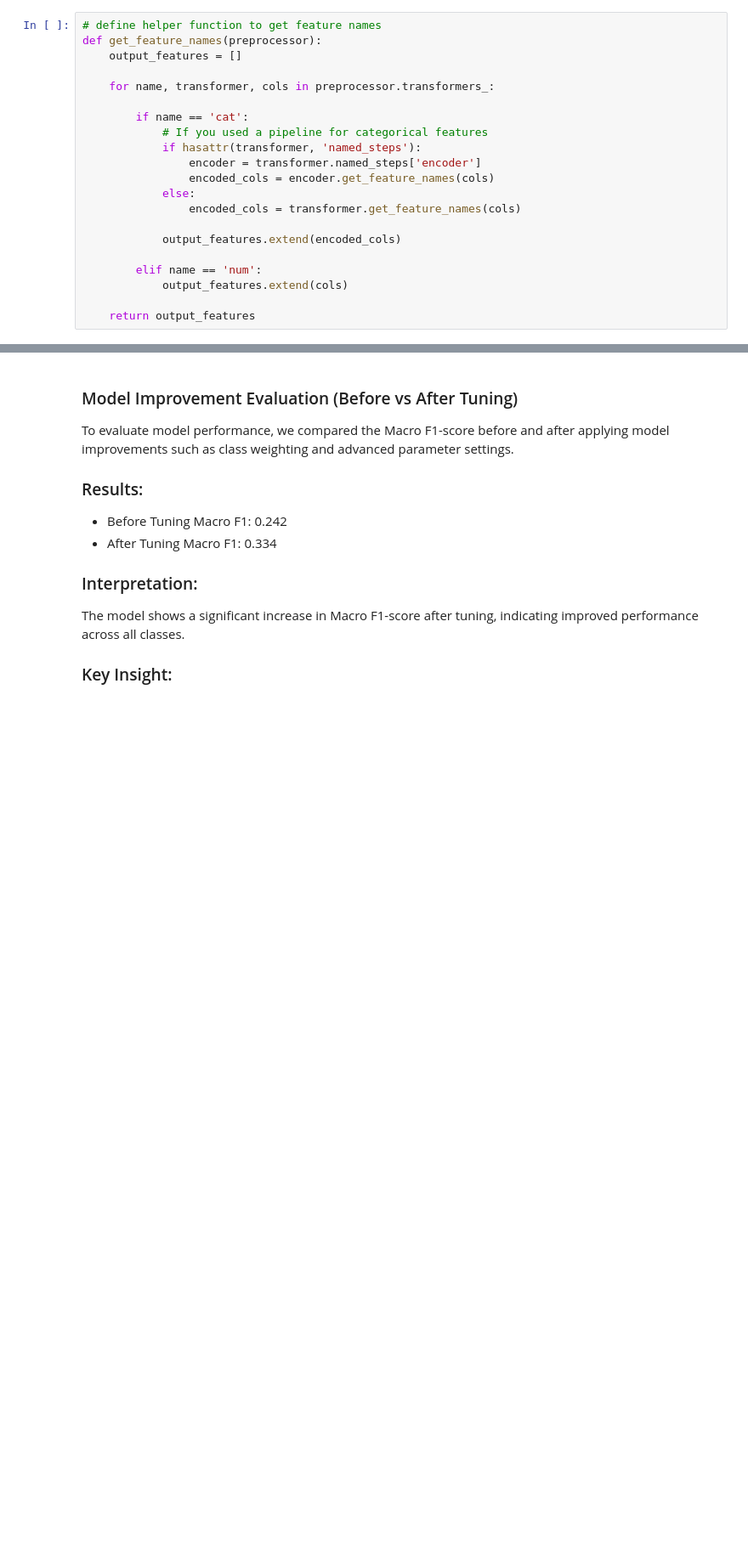
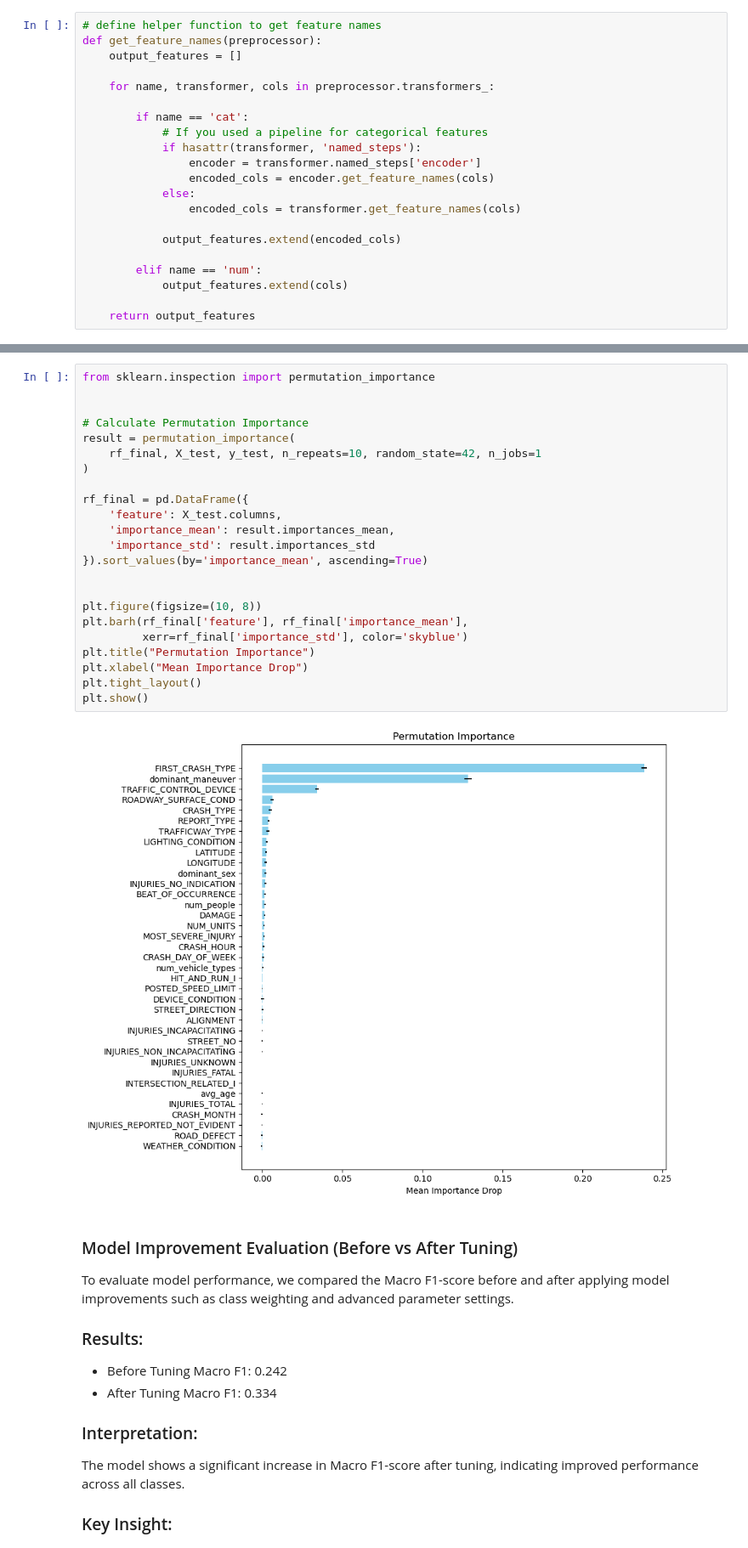
Before and after one commit to ChairoSolutions/Chicago-crash-cause-prediction, a Jupyter notebook: Notebook/index.ipynb, the cells around one changed output, grey strips where cells are left out. Shown at 85% size. Drawn from its saved outputs; the diff is of its cells as text; blank space fills up the shorter version.

```diff
--- a/Notebook/index.ipynb
+++ b/Notebook/index.ipynb
@@ -1584,3 +1644,28 @@ plt.show()
+# %%
+from sklearn.inspection import permutation_importance
+
+
+# Calculate Permutation Importance
+result = permutation_importance(
+    rf_final, X_test, y_test, n_repeats=10, random_state=42, n_jobs=1
+)
+
+rf_final = pd.DataFrame({
+    'feature': X_test.columns,
+    'importance_mean': result.importances_mean,
+    'importance_std': result.importances_std
+}).sort_values(by='importance_mean', ascending=True)
+
+
+plt.figure(figsize=(10, 8))
+plt.barh(rf_final['feature'], rf_final['importance_mean'],
+         xerr=rf_final['importance_std'], color='skyblue')
+plt.title("Permutation Importance")
+plt.xlabel("Mean Importance Drop")
+plt.tight_layout()
+plt.show()
+# %% [output]
+[figure, added]
 # %% [markdown]
 ### Model Improvement Evaluation (Before vs After Tuning)
 
```
Also changed, not shown: parts of 34 cells of this notebook.
